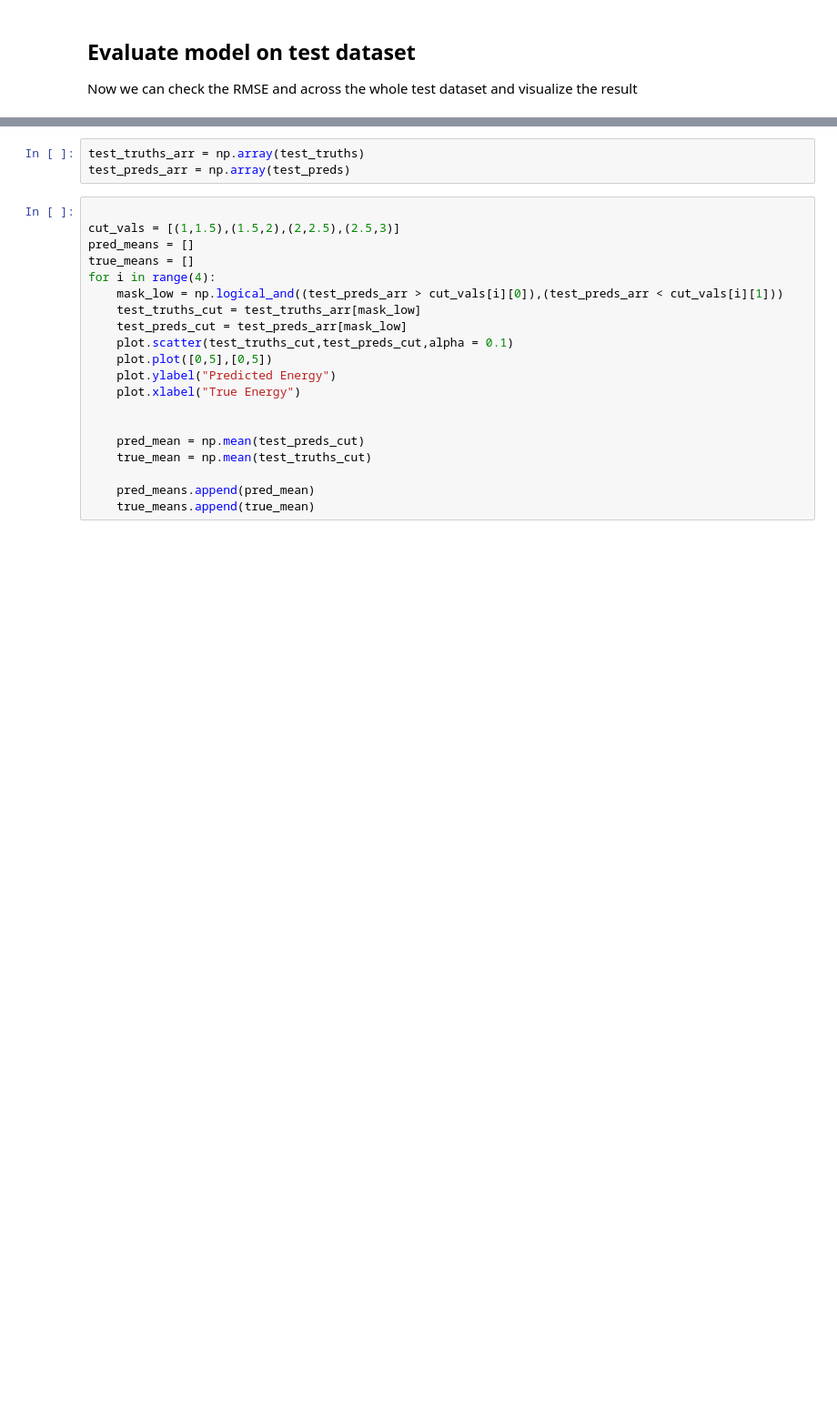
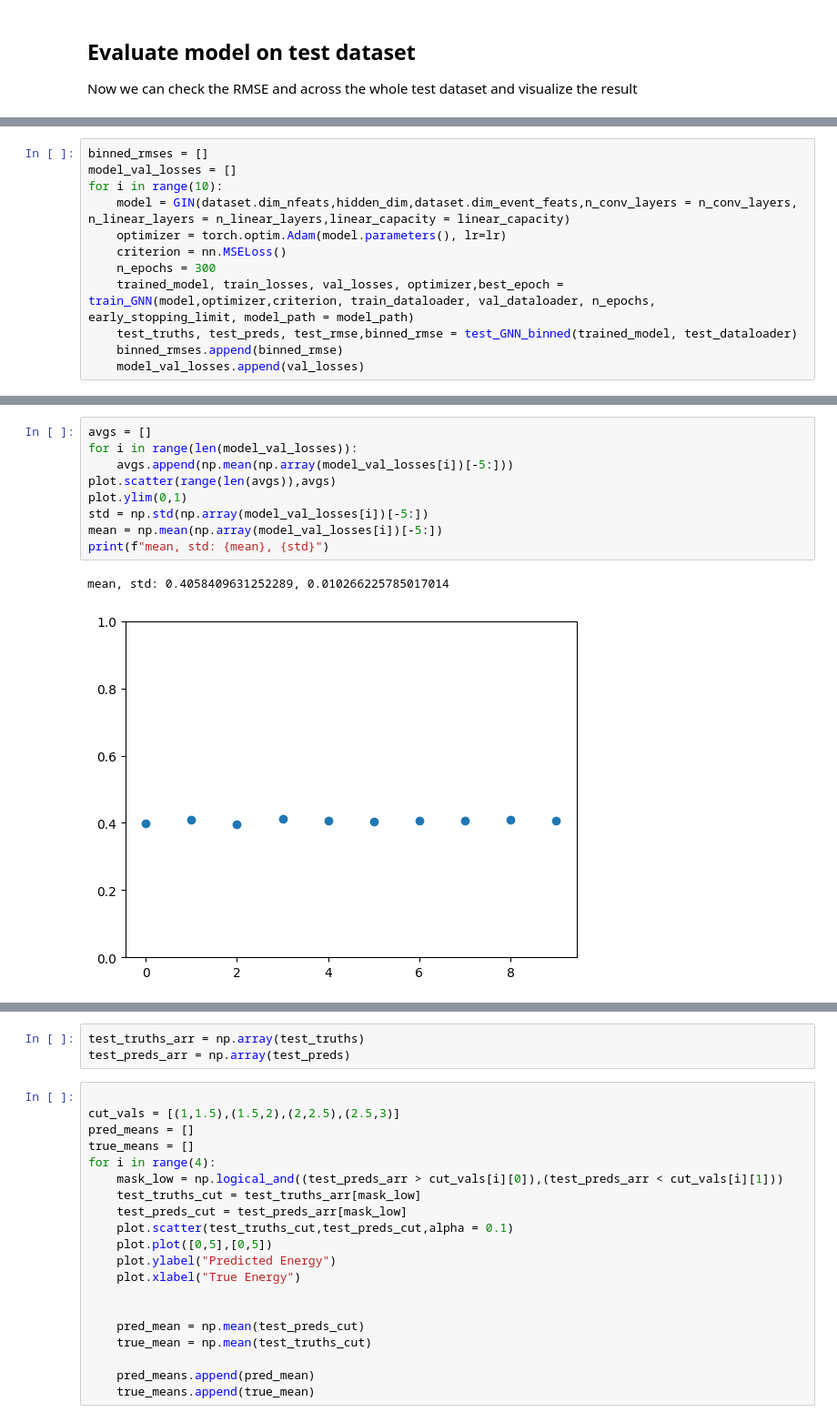
Before and after one commit to RowanKell/work_eic, a Jupyter notebook: macros/Timing_estimation/GNN_Energy_test.ipynb, the cells around one changed output, grey strips where cells are left out. Shown: that part at 91% size. Saved outputs shown, nothing was run; the diff lists cells and outputs as text; blank space fills up the shorter version.

```diff
--- a/macros/Timing_estimation/GNN_Energy_test.ipynb
+++ b/macros/Timing_estimation/GNN_Energy_test.ipynb
@@ -736,0 +353,12 @@ MSE: 0.19554148614406586
+# %%
+binned_rmses = []
+model_val_losses = []
+for i in range(10):
+    model = GIN(dataset.dim_nfeats,hidden_dim,dataset.dim_event_feats,n_conv_layers = n_conv_layers, n_linear_layers = n_linear_layers,linear_capacity = linear_capacity)
+    optimizer = torch.optim.Adam(model.parameters(), lr=lr)
+    criterion = nn.MSELoss()
+    n_epochs = 300
+    trained_model, train_losses, val_losses, optimizer,best_epoch = train_GNN(model,optimizer,criterion, train_dataloader, val_dataloader, n_epochs, early_stopping_limit, model_path = model_path)
+    test_truths, test_preds, test_rmse,binned_rmse = test_GNN_binned(trained_model, test_dataloader)
+    binned_rmses.append(binned_rmse)
+    model_val_losses.append(val_losses)
@@ -736,0 +383,12 @@ MSE: 0.19554148614406586
+# %%
+avgs = []
+for i in range(len(model_val_losses)):
+    avgs.append(np.mean(np.array(model_val_losses[i])[-5:]))
+plot.scatter(range(len(avgs)),avgs)
+plot.ylim(0,1)
+std = np.std(np.array(model_val_losses[i])[-5:])
+mean = np.mean(np.array(model_val_losses[i])[-5:])
+print(f"mean, std: {mean}, {std}")
+# %% [output]
+mean, std: 0.4058409631252289, 0.010266225785017014
+[figure, added]
```
Also changed, not shown: parts of 17 cells of this notebook, 7 other files.
